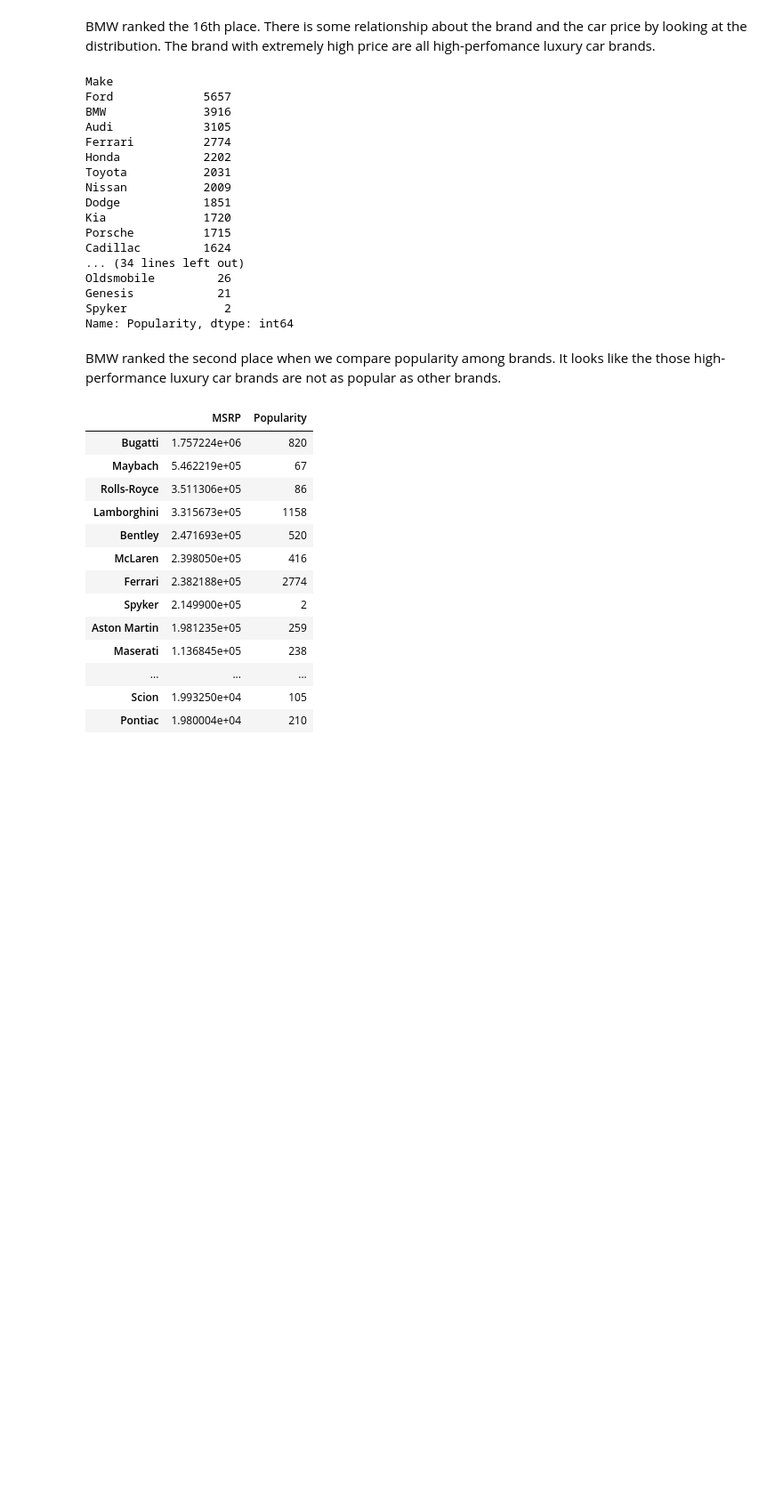
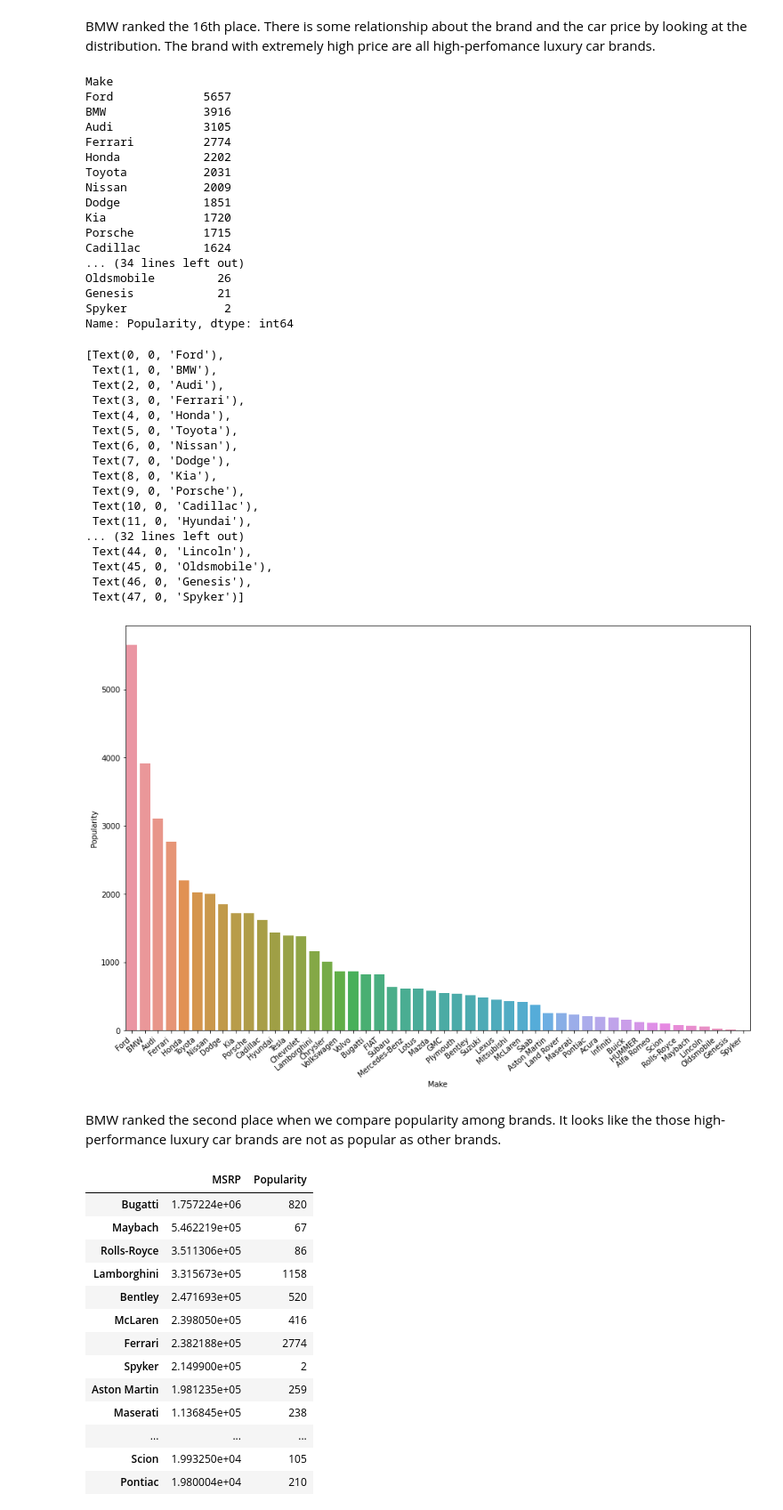
Before and after one commit to LanxyL/Capstone2, a Jupyter notebook: Notebooks/2_exploratory_data_analysis.ipynb, the cells around one changed output. Shown at 89% size. Cells and saved outputs as stored; diff of their text form; code cells hidden in the pictures; blank space fills up the shorter version.

```diff
--- a/Notebooks/2_exploratory_data_analysis.ipynb
+++ b/Notebooks/2_exploratory_data_analysis.ipynb
@@ -165,6 +187,29 @@ Oldsmobile         26
 Genesis            21
 Spyker              2
 Name: Popularity, dtype: int64
+# %%
+plt.figure(figsize = (15,10))
+chart = sns.barplot(x=brand_vs_popularity.index,y=brand_vs_popularity)
+chart.set_xticklabels(chart.get_xticklabels(), rotation=40, horizontalalignment='right')
+# %% [output]
+[Text(0, 0, 'Ford'),
+ Text(1, 0, 'BMW'),
+ Text(2, 0, 'Audi'),
+ Text(3, 0, 'Ferrari'),
+ Text(4, 0, 'Honda'),
+ Text(5, 0, 'Toyota'),
+ Text(6, 0, 'Nissan'),
+ Text(7, 0, 'Dodge'),
+ Text(8, 0, 'Kia'),
+ Text(9, 0, 'Porsche'),
+ Text(10, 0, 'Cadillac'),
+ Text(11, 0, 'Hyundai'),
+... (32 lines left out)
+ Text(44, 0, 'Lincoln'),
+ Text(45, 0, 'Oldsmobile'),
+ Text(46, 0, 'Genesis'),
+ Text(47, 0, 'Spyker')]
+[figure, added]
 # %% [markdown]
 BMW ranked the second place when we compare popularity among brands. It looks like the those high-performance luxury car brands are not as popular as other brands.
 # %%
```
Also changed, not shown: parts of 24 cells of this notebook, 6 other files.
